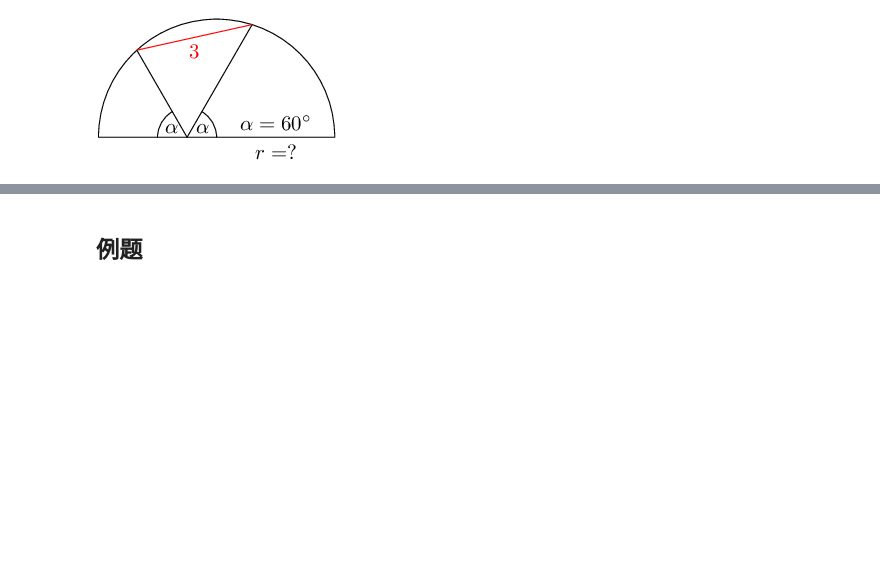
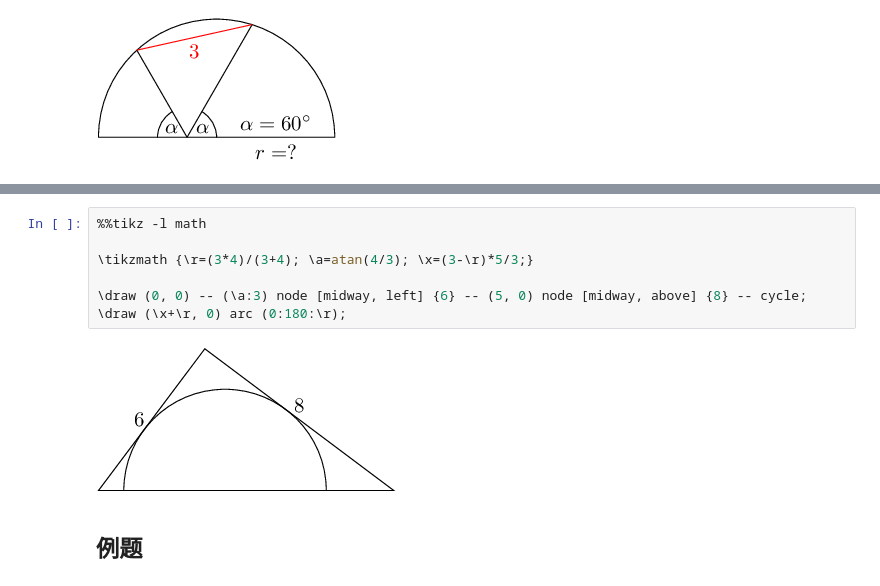
Before and after one commit to chenshuo/typeset, a Jupyter notebook: tikz-notes.ipynb, the cells around one changed output, grey strips where cells are left out. Cells and saved outputs as stored; diff of their text form; blank space fills up the shorter version.

```diff
--- a/tikz-notes.ipynb
+++ b/tikz-notes.ipynb
@@ -204,3 +235,12 @@ Altitude lengths are 210, 170, 357. What is the perimeter?
+# %%
+%%tikz -l math
+
+\tikzmath {\r=(3*4)/(3+4); \a=atan(4/3); \x=(3-\r)*5/3;}
+
+\draw (0, 0) -- (\a:3) node [midway, left] {6} -- (5, 0) node [midway, above] {8} -- cycle;
+\draw (\x+\r, 0) arc (0:180:\r);
+# %% [output]
+[figure, added]
 # %% [markdown]
 ## 例题
 # %% [markdown]
```
Also changed, not shown: parts of 4 cells of this notebook.
